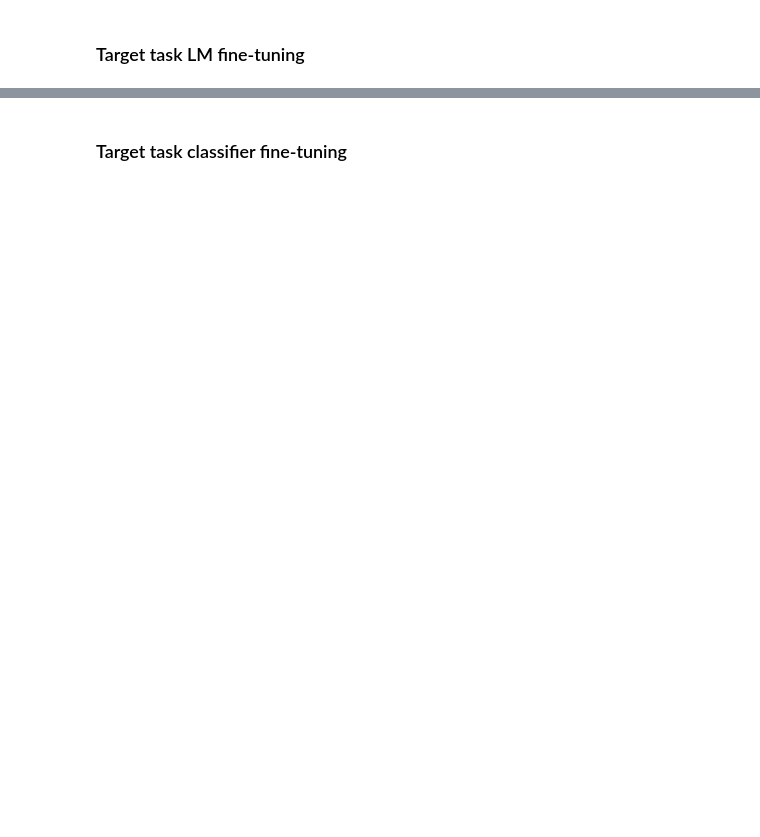
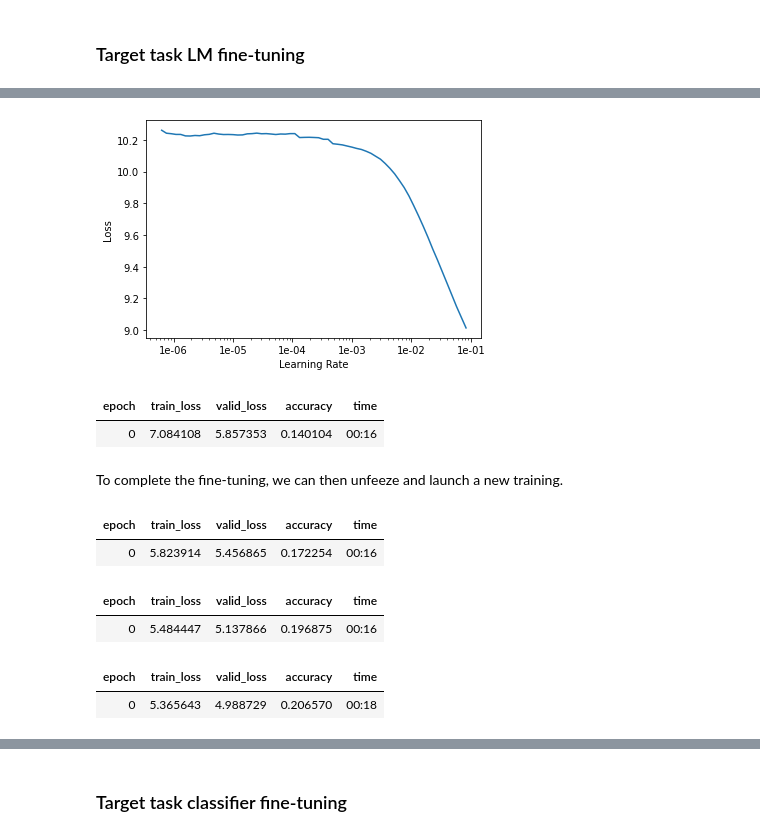
Before and after one commit to kwulffert/ULMFiT_Sentiment_Analysis, a Jupyter notebook: ULMFiT_Sentiment_Analysis.ipynb, the cells around one changed output, grey strips where cells are left out. Drawn from its saved outputs; the diff is of its cells as text; code cells hidden in the pictures; blank space fills up the shorter version.

```diff
--- a/ULMFiT_Sentiment_Analysis.ipynb
+++ b/ULMFiT_Sentiment_Analysis.ipynb
@@ -311,0 +357,2 @@ len(data_lm.vocab.itos)
+# %%
+learn = language_model_learner(data_lm,  arch = AWD_LSTM, pretrained = True, drop_mult=0.3)
@@ -311,0 +368,9 @@ len(data_lm.vocab.itos)
+# %%
+learn.recorder.plot(skip_end=25)
+# %% [output]
+[figure, added]
+# %%
+learn.fit_one_cycle(1, 1e-2, moms=(0.8,0.7))
+# %% [output]
+| epoch | train_loss | valid_loss | accuracy | time |
+| 0 | 7.084108 | 5.857353 | 0.140104 | 00:16 |
@@ -311,0 +381,23 @@ len(data_lm.vocab.itos)
+# %% [markdown]
+To complete the fine-tuning, we can then unfeeze and launch a new training.
+# %%
+# Unfreexe the last layer
+learn.freeze_to(-1)
+learn.fit_one_cycle(1, 1e-2)
+# %% [output]
+| epoch | train_loss | valid_loss | accuracy | time |
+| 0 | 5.823914 | 5.456865 | 0.172254 | 00:16 |
+# %%
+# Unfreeze the next layer
+learn.freeze_to(-2)
+learn.fit_one_cycle(1, 1e-2)
+# %% [output]
+| epoch | train_loss | valid_loss | accuracy | time |
+| 0 | 5.484447 | 5.137866 | 0.196875 | 00:16 |
+# %%
+# Unfreeze the next layer
+learn.freeze_to(-3)
+learn.fit_one_cycle(1, 1e-2)
+# %% [output]
+| epoch | train_loss | valid_loss | accuracy | time |
+| 0 | 5.365643 | 4.988729 | 0.206570 | 00:18 |
```
Also changed, not shown: parts of 66 cells of this notebook.
